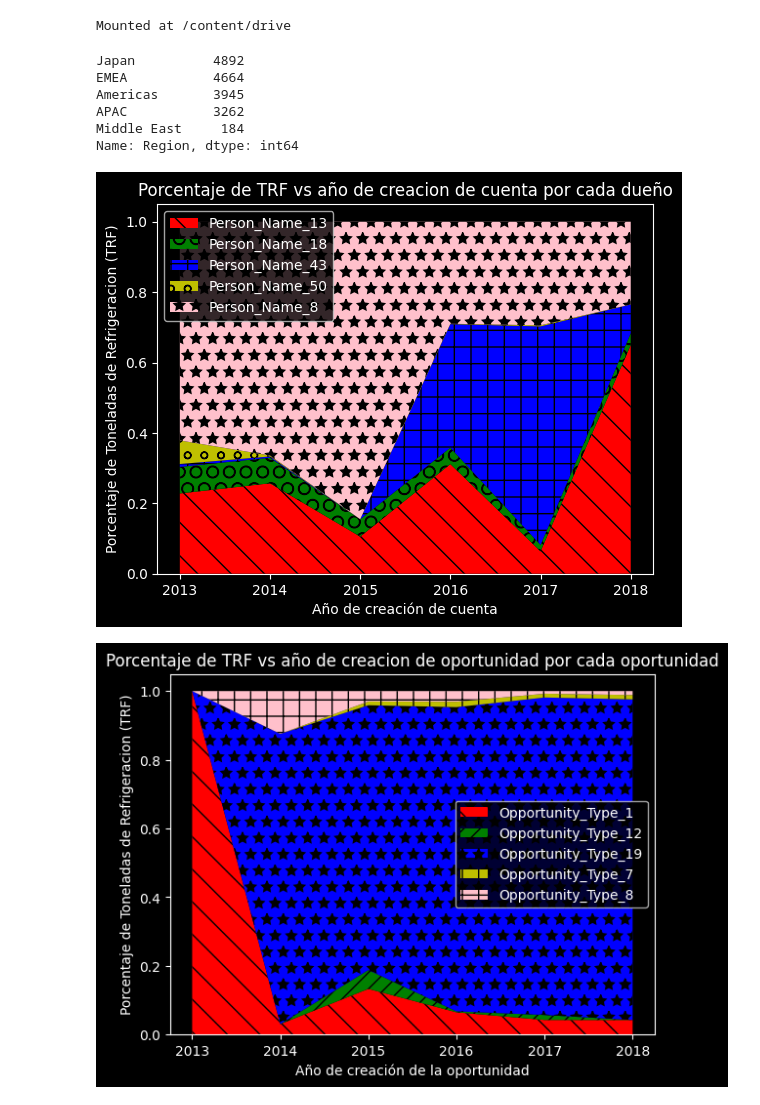
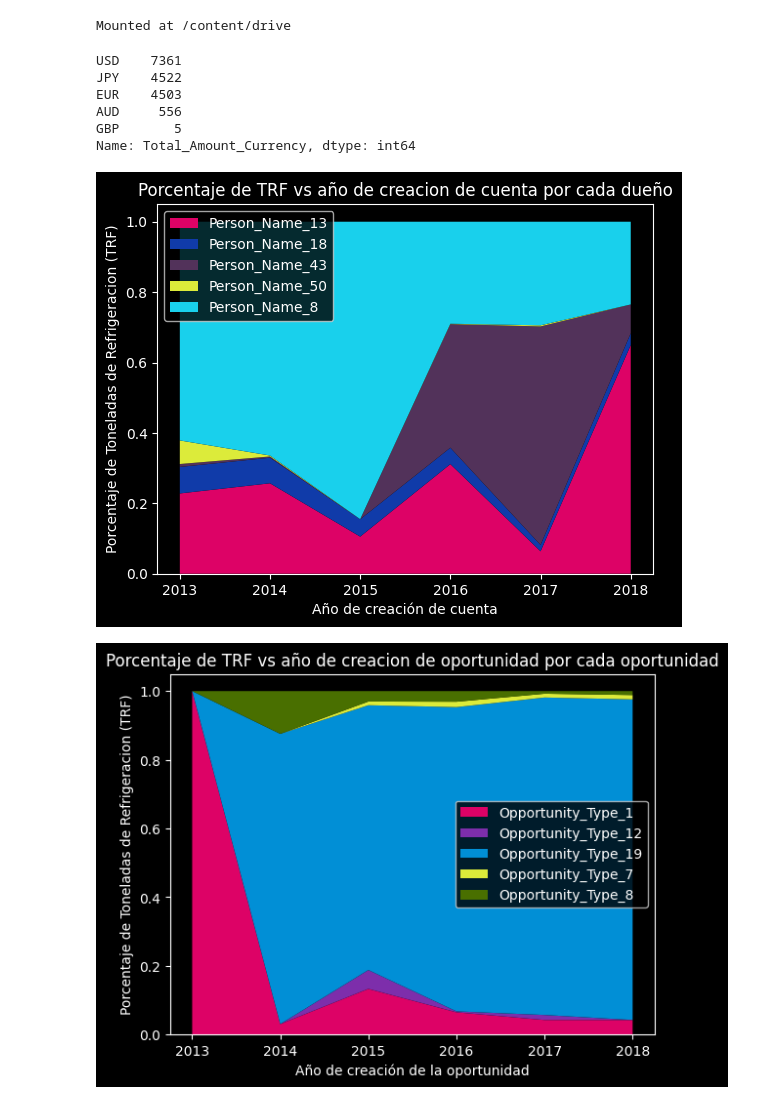
Before and after one commit to gianbelinche/TP1-OrgaDeDatos, a Jupyter notebook: Insights/TRF vs account year por dueño + opportunity.ipynb, the cells around one changed output. Drawn from its saved outputs; the diff is of its cells as text; code cells hidden in the pictures.

```diff
--- a/Insights/TRF vs account year por dueño + opportunity.ipynb
+++ b/Insights/TRF vs account year por dueño + opportunity.ipynb
@@ -11,14 +11,14 @@ import matplotlib.pyplot as plt
 from matplotlib import style
 from cycler import cycler
 # %%
-datos["Region"].value_counts()
+datos[""].value_counts()
 # %% [output]
-Japan          4892
-EMEA           4664
-Americas       3945
-APAC           3262
-Middle East     184
-Name: Region, dtype: int64
+USD    7361
+JPY    4522
+EUR    4503
+AUD     556
+GBP       5
+Name: Total_Amount_Currency, dtype: int64
 # %%
 datos["Account_Created_Year"] = pd.to_datetime(datos["Account_Created_Date"]).dt.year
 datos["Opportunity_Created_Year"] = pd.to_datetime(datos["Opportunity_Created_Date"]).dt.year
@@ -32,35 +32,36 @@ diez_op_type = datos["Opportunity_Type"].value_counts().nlargest(5).reset_index(
 datos_cortos_op = datos.loc[datos["Opportunity_Type"].isin(diez_op_type)]
 # %%
 #datos_c = datos_cortos.loc[datos["Stage"] == "Closed Won"]
+plt.rcParams.update(plt.rcParamsDefault)
+style.use("dark_background")
 datos_c = datos_cortos
 datos_area = datos_c.pivot_table(index = "Account_Created_Year",columns = "Account_Owner",values = "TRF",aggfunc = "mean")
 datos_area["suma"] = datos_area.sum(axis = 1)
-plt.rc('axes', prop_cycle=cycler(color=['r', 'g', 'b', 'y',"pink"]))
+plt.rc('axes', prop_cycle=cycler(color=['#DD0266','#103BA9','#52325A' ,"#DCEB3A", '#19D0EC']))
 datos_plot = datos_area.div(datos_area["suma"],axis = 0).drop(columns = "suma")
 stacks = plt.stackplot(list(datos_plot.reset_index()["Account_Created_Year"]),[datos_plot[i].fillna(0).to_list() for i in list(datos_plot)])
-hatches=["\\", "O","+","o","*"]
+"""hatches=["\\", "O","-","o","|"]
 for stack, hatch in zip(stacks, hatches):
-    stack.set_hatch(hatch)
+    stack.set_hatch(hatch)"""
 plt.ylabel("Porcentaje de Toneladas de Refrigeracion (TRF)")
 plt.xlabel("Año de creación de cuenta")
 plt.title("Porcentaje de TRF vs año de creacion de cuenta por cada dueño")
-style.use("dark_background")
 #plt.rcParams.update(plt.rcParamsDefault)
 plt.legend(loc="upper left",labels = datos_plot.columns)
 plt.show()
 # %% [output]
-[figure, old version]
+[figure, new version]
 # %%
 datos_c = datos_cortos_op.loc[datos["Stage"] == "Closed Won"]
 datos_c = datos_cortos_op
 datos_area = datos_c.pivot_table(index = "Opportunity_Created_Year",columns = "Opportunity_Type",values = "TRF",aggfunc = "mean")
 datos_area["suma"] = datos_area.sum(axis = 1)
-plt.rc('axes', prop_cycle=cycler(color=['r', 'g', 'b', 'y',"pink"]))
+plt.rc('axes', prop_cycle=cycler(color=['#DD0266','#7D2EAB','#018FD6' ,"#DCEB3A", '#496F00']))
 datos_plot = datos_area.div(datos_area["suma"],axis = 0).drop(columns = "suma")
 stacks = plt.stackplot(list(datos_plot.reset_index()["Opportunity_Created_Year"]),[datos_plot[i].fillna(0).to_list() for i in list(datos_plot)])
-hatches=["\\", "//","*","|","+"]
+"""hatches=["\\", "//","*","|","+"]
 for stack, hatch in zip(stacks, hatches):
-    stack.set_hatch(hatch)
+    stack.set_hatch(hatch)"""
 plt.ylabel("Porcentaje de Toneladas de Refrigeracion (TRF)")
 plt.xlabel("Año de creación de la oportunidad")
 plt.title("Porcentaje de TRF vs año de creacion de oportunidad por cada oportunidad")
@@ -69,4 +70,4 @@ style.use("dark_background")
 plt.legend(loc="center right",labels = datos_plot.columns)
 plt.show()
 # %% [output]
-[figure, old version]
+[figure, new version]
```
